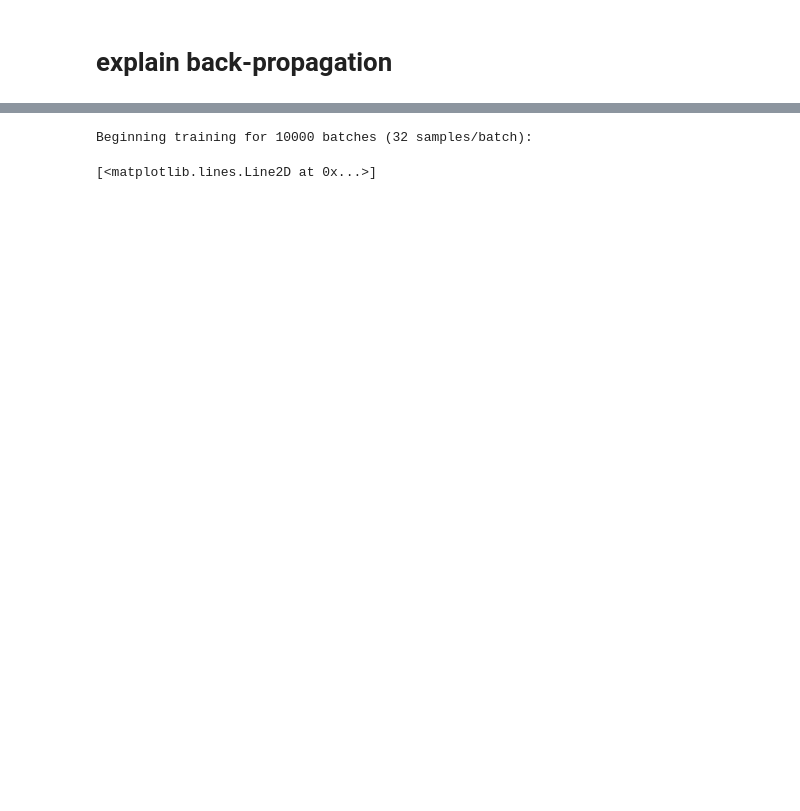
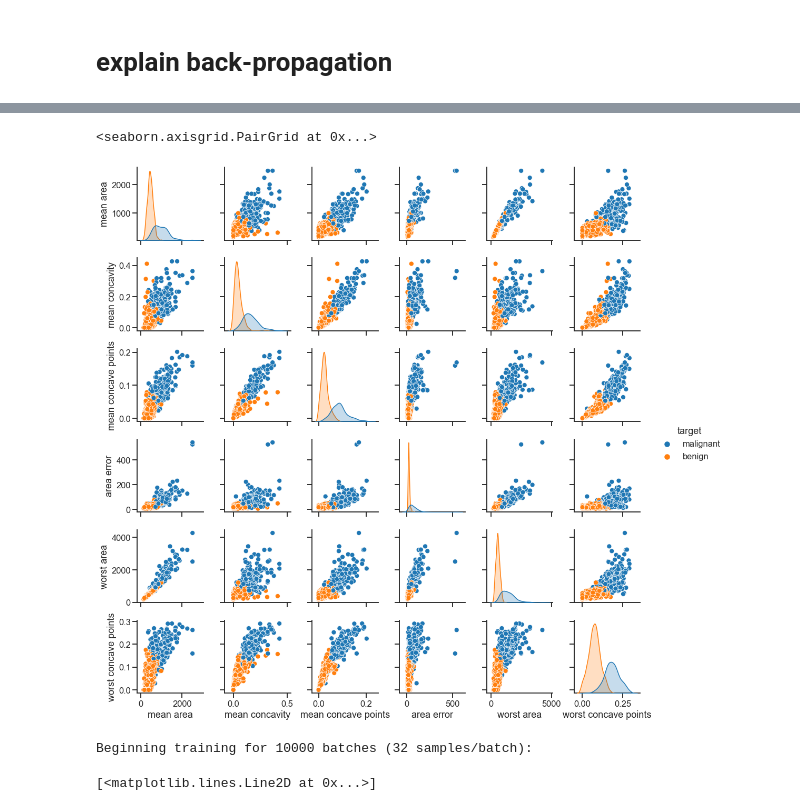
Before and after one commit to athms/deep-learning-basics, a Jupyter notebook: 1-Multilayer-Perceptron-Backpropagation.ipynb, the cells around one changed output, grey strips where cells are left out. Cells and saved outputs as stored; diff of their text form; code cells hidden in the pictures; blank space fills up the shorter version.

```diff
--- a/1-Multilayer-Perceptron-Backpropagation.ipynb
+++ b/1-Multilayer-Perceptron-Backpropagation.ipynb
@@ -334,0 +423,2 @@ class NeuralNetwork:
+# %%
+data = load_breast_cancer()
@@ -334,0 +446,9 @@ class NeuralNetwork:
+# %%
+# lets subset to 6 informative features
+feature_subset = ['mean area', 'mean concavity', 'mean concave points',
+                  'area error', 'worst area', 'worst concave points']
+# %%
+df = pd.DataFrame(data['data'][:,np.isin(data['feature_names'], feature_subset)])
+df.columns = feature_subset
+df['target'] = data['target_names'][data['target']]
+df.head()
@@ -334,0 +462,5 @@ class NeuralNetwork:
+# %%
+sns.pairplot(df, hue='target')
+# %% [output]
+<seaborn.axisgrid.PairGrid at 0x...>
+[figure, added]
```
Also changed, not shown: parts of 33 cells of this notebook.
